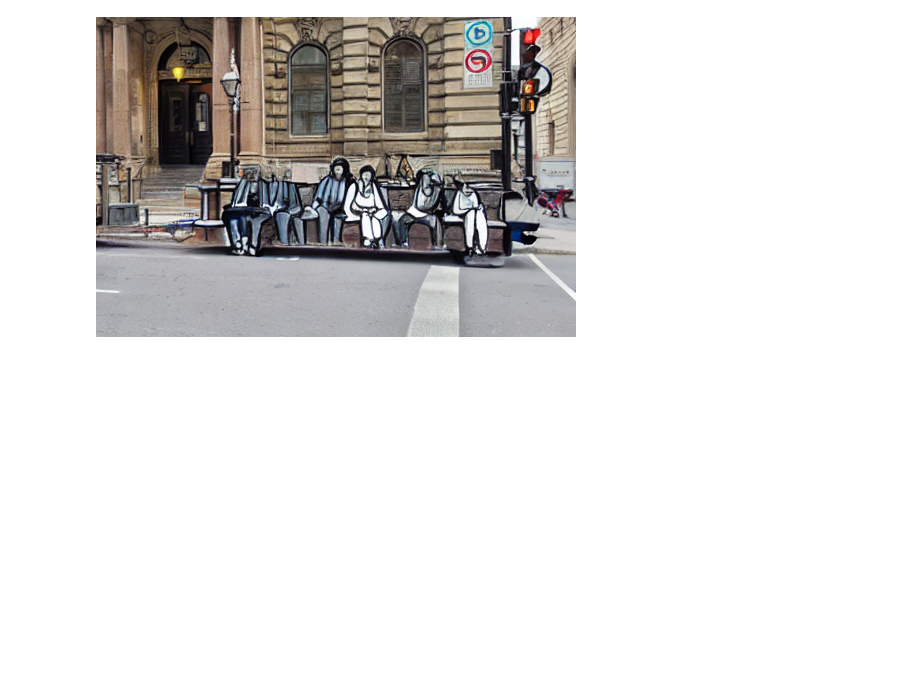
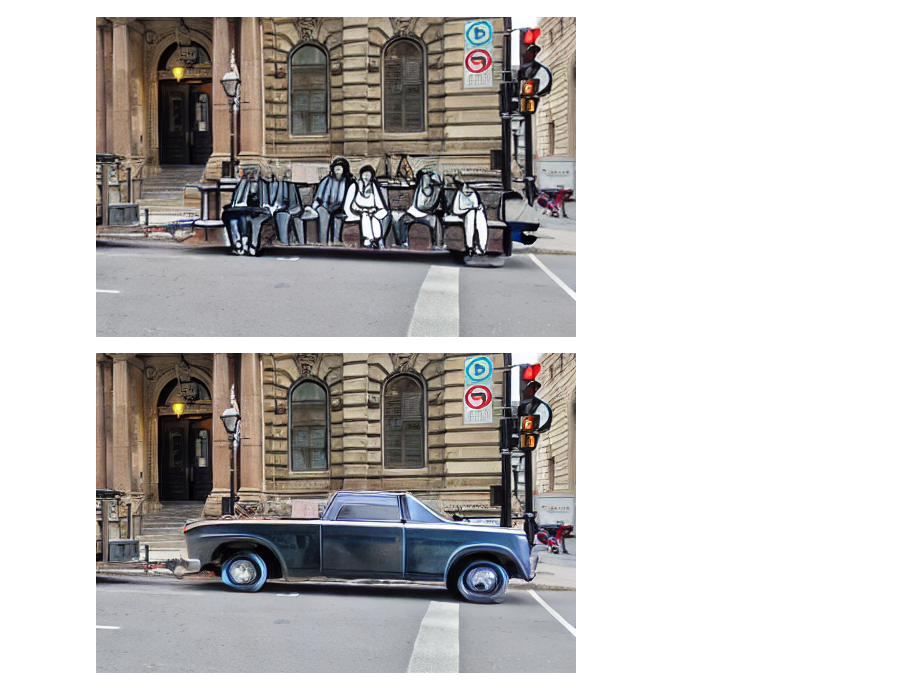
Before and after one commit to p4vv37/NeuralNetworksSketchbook, a Jupyter notebook: inpainting.ipynb, the cells around one changed output. Saved outputs shown, nothing was run; the diff lists cells and outputs as text; code cells hidden in the pictures; blank space fills up the shorter version.

```diff
--- a/inpainting.ipynb
+++ b/inpainting.ipynb
@@ -112,3 +112,9 @@ with autocast("cuda"):
 images[0]
 # %% [output]
 [figure]
+# %%
+with autocast("cuda"):
+    images = pipe(prompt="A toy car, highly detailed, professional",  num_inference_steps=75, guidance_scale=3.5, init_image=init_img_, mask_image=mask_, strength=0.6).images
+images[0]
+# %% [output]
+[figure, added]
```
